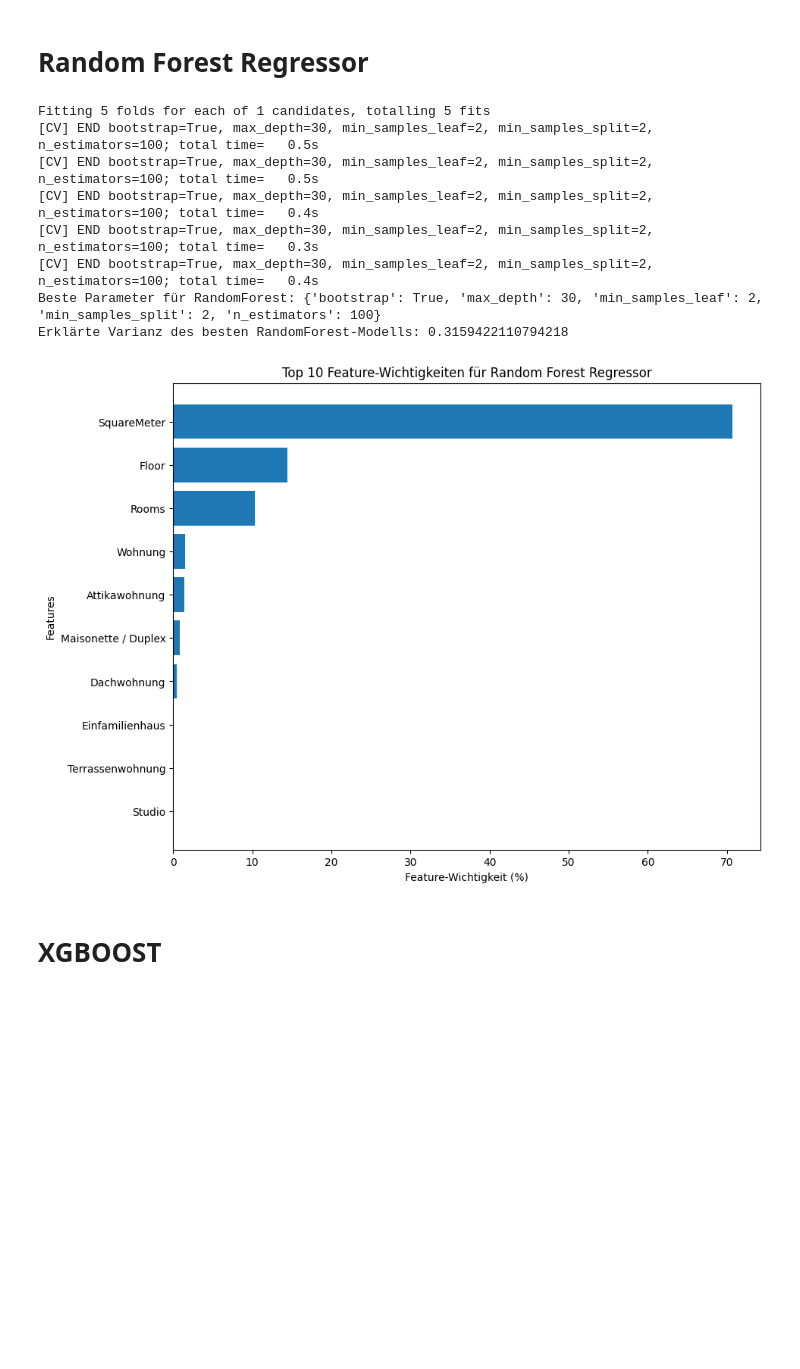
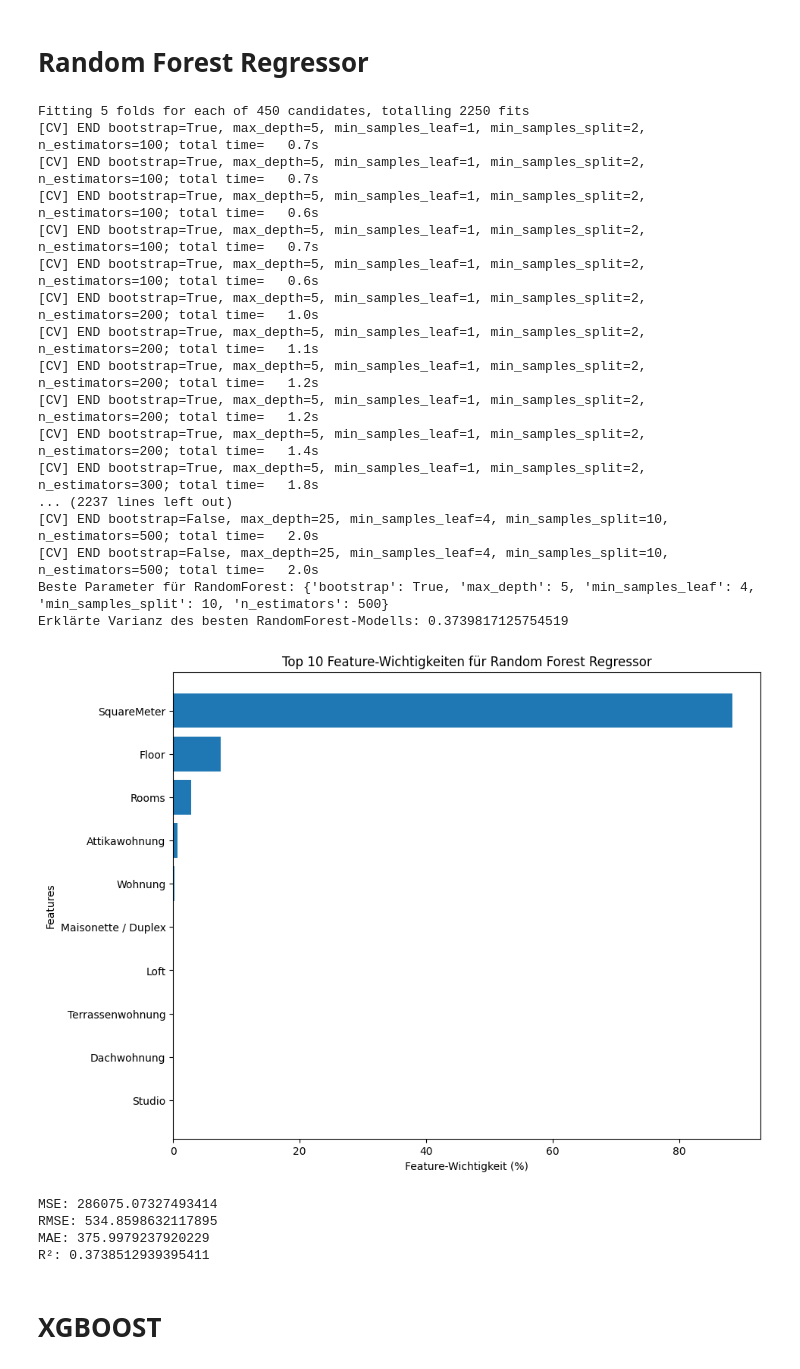
Before and after one commit to ElrasDeVayne/Immo-Projekt-DataScience, a Jupyter notebook: _RentalPriceModelling_exclAddFeatures.ipynb, the cells around one changed output. Drawn from its saved outputs; the diff is of its cells as text; code cells hidden in the pictures; blank space fills up the shorter version.

Commit message:
Clean Import & boost Modeling

```diff
--- a/_RentalPriceModelling_exclAddFeatures.ipynb
+++ b/_RentalPriceModelling_exclAddFeatures.ipynb
@@ -261,20 +284,13 @@ Erklärte Varianz des besten DecisionTree-Modells: 0.287065922003624
 # %% [markdown]
 <h1>Random Forest Regressor</h1>
 # %%
-from sklearn.metrics import explained_variance_score, mean_squared_error, mean_absolute_error, r2_score, make_scorer
-from sklearn.model_selection import GridSearchCV
-from sklearn.ensemble import RandomForestRegressor
-import matplotlib.pyplot as plt
-import pandas as pd
-import numpy as np
-
 # Definiere die zu optimierenden Hyperparameter
 rf_param_grid = {
-    'n_estimators': [100],
-    'max_depth': [30],
-    'min_samples_split': [2],
-    'min_samples_leaf': [2],
-    'bootstrap': [True]
+    'n_estimators': list(range(100, 600, 100)),
+    'max_depth': list(range(5, 30, 5)),
+    'min_samples_split': [2, 5, 10],
+    'min_samples_leaf': [1, 2, 4],
+    'bootstrap': [True, False]
 }
 
 # Erstelle das Random Forest Regressor-Objekt
@@ -295,43 +311,61 @@ rf_best_score = explained_variance_score(y_test, rf_best_pred)
 print(f"Erklärte Varianz des besten RandomForest-Modells: {rf_best_score}")
 
 forest_importances = rf_best_model.feature_importances_
 
 # Erstelle ein DataFrame für die Feature-Wichtigkeiten
 feature_importance_df = pd.DataFrame({
     'Feature': feature_names,
     'Importance': forest_importances
 })
 
-# Sortiere die Features nach Wichtigkeit und wähle die Top 10 aus, ohne "All Cantons"
+# Sortiere die Features nach Wichtigkeit und wähle die Top 10 aus
 top_features = feature_importance_df.sort_values(by='Importance', ascending=False).head(10)
 
 # Konvertiere Wichtigkeiten in Prozentsätze
 top_features['Importance'] = top_features['Importance'] * 100
 
 # Plot der Feature-Wichtigkeiten
 plt.figure(figsize=(10, 8))
 plt.barh(top_features['Feature'], top_features['Importance'])
 plt.xlabel("Feature-Wichtigkeit (%)")
 plt.ylabel("Features")
 plt.title("Top 10 Feature-Wichtigkeiten für Random Forest Regressor")
 plt.gca().invert_yaxis()  # Zeige das wichtigste Feature oben an
 plt.show()
 
 # Berechne und drucke MSE, RMSE, MAE und R²
 mse_best_rf = mean_squared_error(y_test, rf_best_pred)
 rmse_best_rf = np.sqrt(mse_best_rf)
 mae_best_rf = mean_absolute_error(y_test, rf_best_pred)
 r2_best_rf = r2_score(y_test, rf_best_pred)
+
+print(f"MSE: {mse_best_rf}")
+print(f"RMSE: {rmse_best_rf}")
+print(f"MAE: {mae_best_rf}")
+print(f"R²: {r2_best_rf}")
 # %% [output]
-Fitting 5 folds for each of 1 candidates, totalling 5 fits
-[CV] END bootstrap=True, max_depth=30, min_samples_leaf=2, min_samples_split=2, n_estimators=100; total time=   0.5s
-[CV] END bootstrap=True, max_depth=30, min_samples_leaf=2, min_samples_split=2, n_estimators=100; total time=   0.5s
-[CV] END bootstrap=True, max_depth=30, min_samples_leaf=2, min_samples_split=2, n_estimators=100; total time=   0.4s
-[CV] END bootstrap=True, max_depth=30, min_samples_leaf=2, min_samples_split=2, n_estimators=100; total time=   0.3s
-[CV] END bootstrap=True, max_depth=30, min_samples_leaf=2, min_samples_split=2, n_estimators=100; total time=   0.4s
-Beste Parameter für RandomForest: {'bootstrap': True, 'max_depth': 30, 'min_samples_leaf': 2, 'min_samples_split': 2, 'n_estimators': 100}
-Erklärte Varianz des besten RandomForest-Modells: 0.3159422110794218
+Fitting 5 folds for each of 450 candidates, totalling 2250 fits
+[CV] END bootstrap=True, max_depth=5, min_samples_leaf=1, min_samples_split=2, n_estimators=100; total time=   0.7s
+[CV] END bootstrap=True, max_depth=5, min_samples_leaf=1, min_samples_split=2, n_estimators=100; total time=   0.7s
+[CV] END bootstrap=True, max_depth=5, min_samples_leaf=1, min_samples_split=2, n_estimators=100; total time=   0.6s
+[CV] END bootstrap=True, max_depth=5, min_samples_leaf=1, min_samples_split=2, n_estimators=100; total time=   0.7s
+[CV] END bootstrap=True, max_depth=5, min_samples_leaf=1, min_samples_split=2, n_estimators=100; total time=   0.6s
+[CV] END bootstrap=True, max_depth=5, min_samples_leaf=1, min_samples_split=2, n_estimators=200; total time=   1.0s
+[CV] END bootstrap=True, max_depth=5, min_samples_leaf=1, min_samples_split=2, n_estimators=200; total time=   1.1s
+[CV] END bootstrap=True, max_depth=5, min_samples_leaf=1, min_samples_split=2, n_estimators=200; total time=   1.2s
+[CV] END bootstrap=True, max_depth=5, min_samples_leaf=1, min_samples_split=2, n_estimators=200; total time=   1.2s
+[CV] END bootstrap=True, max_depth=5, min_samples_leaf=1, min_samples_split=2, n_estimators=200; total time=   1.4s
+[CV] END bootstrap=True, max_depth=5, min_samples_leaf=1, min_samples_split=2, n_estimators=300; total time=   1.8s
+... (2237 lines left out)
+[CV] END bootstrap=False, max_depth=25, min_samples_leaf=4, min_samples_split=10, n_estimators=500; total time=   2.0s
+[CV] END bootstrap=False, max_depth=25, min_samples_leaf=4, min_samples_split=10, n_estimators=500; total time=   2.0s
+Beste Parameter für RandomForest: {'bootstrap': True, 'max_depth': 5, 'min_samples_leaf': 4, 'min_samples_split': 10, 'n_estimators': 500}
+Erklärte Varianz des besten RandomForest-Modells: 0.3739817125754519
-[figure, old version]
+[figure, new version]
+MSE: 286075.07327493414
+RMSE: 534.8598632117895
+MAE: 375.9979237920229
+R²: 0.3738512939395411
 # %% [markdown]
 <h1>XGBOOST</h1>
 # %%
```
Also changed, not shown: parts of 14 cells of this notebook.
